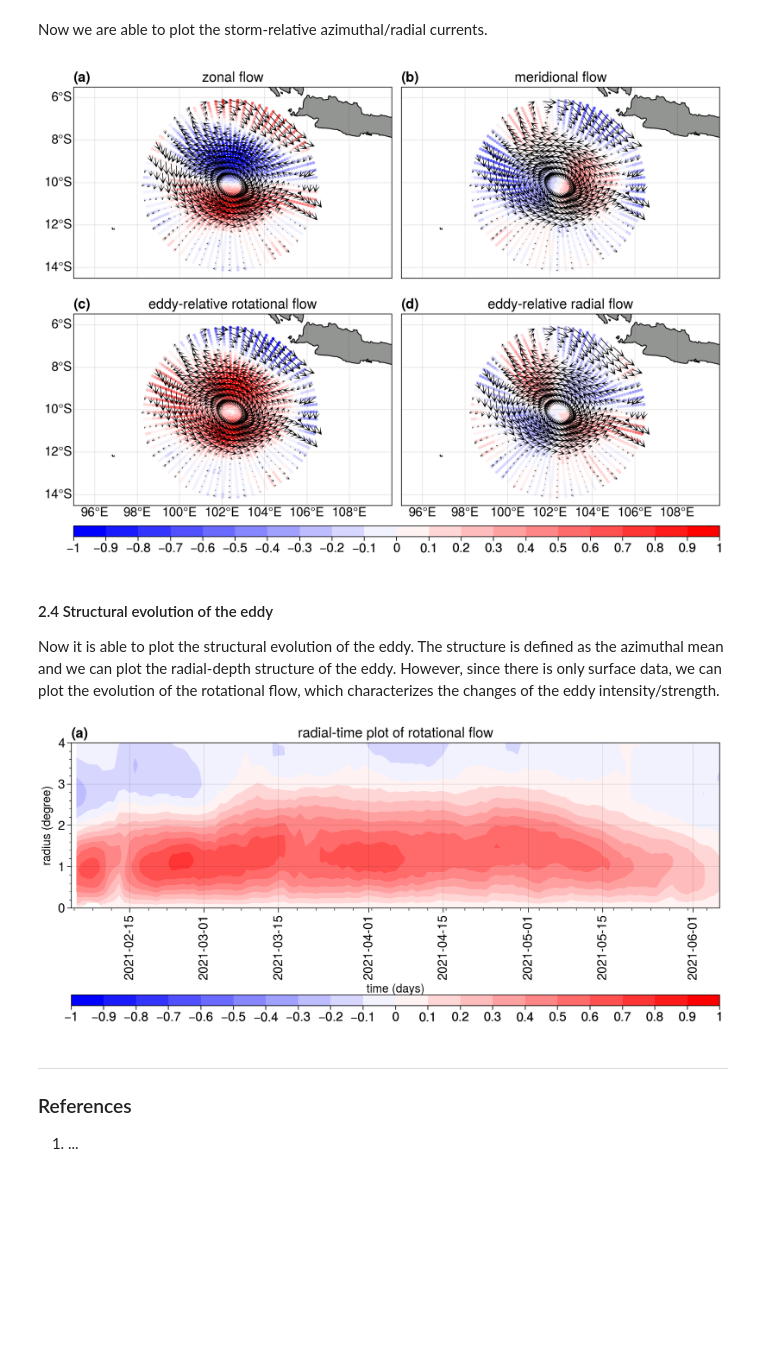
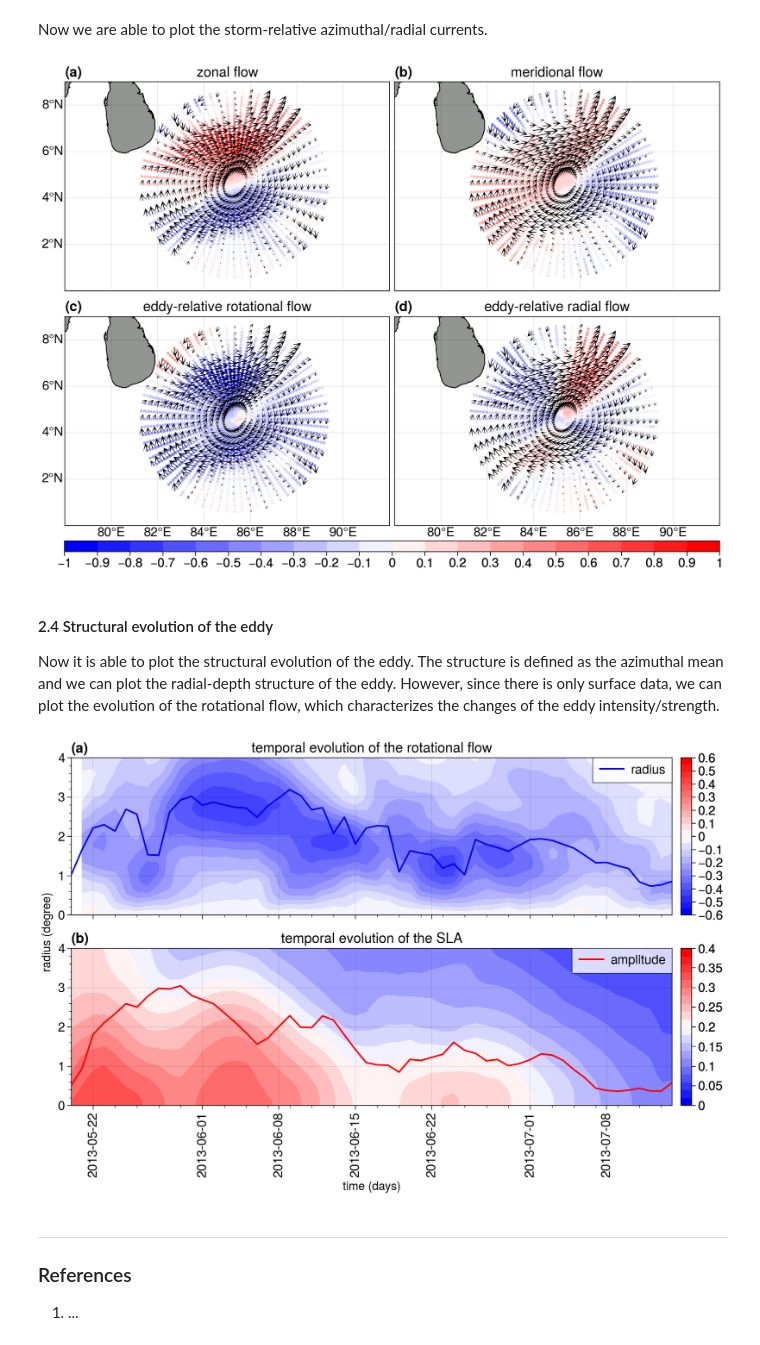
Before and after one commit to miniufo/xvortices, a Jupyter notebook: notebooks/2.EddyExample.ipynb, the cells around one changed output. Drawn from its saved outputs; the diff is of its cells as text; code cells hidden in the pictures; blank space fills up the shorter version.

```diff
--- a/notebooks/2.EddyExample.ipynb
+++ b/notebooks/2.EddyExample.ipynb
@@ -32,12 +23,12 @@ import sys
 sys.path.append('../../')
 
 # load eddy data using pandas
-eddy = pd.read_csv('D:/SETIO2021.txt', sep='\s+', index_col='time', parse_dates=True)
+eddy = pd.read_csv('D:/NIO2013.txt', sep='\s+', index_col='time', parse_dates=True)
 
 # load gridded SSH and flow data
-dset = xr.open_dataset('D:/dataset-duacs-nrt-global-merged-allsat-phy-l4_SETIO_Eddy.nc')
+dset = xr.open_dataset('D:/dataset-duacs-nrt-global-merged-allsat-phy-l4_NIO_Eddy_2013.nc')
 
-print(eddy)
+print(eddy[:10])
 print('---------------------------------\n')
 print(dset)
 # %% [output]
@@ -142,10 +133,10 @@ uaz_r, vra_r = project_to_cylind(u_r, v_r, etas)
 Now we are able to plot the storm-relative azimuthal/radial currents.
 # %%
 # plot flow components
-fig, axes = pplt.subplots(nrows=2, ncols=2, figsize=(9, 6.5), sharex=3, sharey=3,
+fig, axes = pplt.subplots(nrows=2, ncols=2, figsize=(9, 6.7), sharex=3, sharey=3,
                           proj=[pplt.Proj('cyl', lon_0=180), pplt.Proj('cyl', lon_0=180),
                                 pplt.Proj('cyl', lon_0=180), pplt.Proj('cyl', lon_0=180)])
-tlev = 60
+tlev = 22
 ax = axes[0,0]
 ax.scatter(lons[tlev].data.flatten(), lats[tlev].data.flatten(), s=5, c=ugos[tlev].data.ravel(),
            cmap='bwr', levels=np.linspace(-1, 1, 21))
@@ -185,27 +176,39 @@ ax.format(lonlabels='b', latlabels=False)
 fig.colorbar(m, loc='b', length=1, cols=(1,2), ticks=0.1, width=0.14, pad=0.0, title='')
 
 axes.format(abc='(a)', land=True, landcolor='gray', borders=True, coast=True, lonlines=2, latlines=2,
-            coastcolor='k', latlim=[-14.5, -5.5], lonlim=[95, 110])
+            coastcolor='k', latlim=[0, 9], lonlim=[78, 92])
 # %% [output]
-[figure, old version]
+[figure, new version]
 # %% [markdown]
 #### 2.4 Structural evolution of the eddy
 Now it is able to plot the structural evolution of the eddy.  The structure is defined as the azimuthal mean and we can plot the radial-depth structure of the eddy.  However, since there is only surface data, we can plot the evolution of the rotational flow, which characterizes the changes of the eddy intensity/strength.
 # %%
 # azimuthal mean
 uaz_rm = uaz_r.mean('azim')
+sla_rm = sla.mean('azim')
 
-fig, axes = pplt.subplots(nrows=1, ncols=1, figsize=(9, 4))
+fig, axes = pplt.subplots(nrows=2, ncols=1, figsize=(9, 6))
 ax = axes[0]
-m=ax.contourf(uaz_rm.T, cmap='bwr', levels=np.linspace(-1, 1, 21))
+m=ax.contourf(uaz_rm.T, cmap='bwr', levels=np.linspace(-0.6, 0.6, 25))
+l2=ax.plot(eddy.index, eddy.rad/1e5, c='b', label='radius')
 ax.set_title('temporal evolution of the rotational flow', fontsize=fontsize)
+ax.legend(l2, loc='ur')
 ax.set_xlabel('time (days)', fontsize=fontsize-2)
 ax.set_ylabel('radius (degree)', fontsize=fontsize-2)
-ax.colorbar(m, loc='b', length=1, ticks=0.1, width=0.14, pad=0.0, title='')
+ax.colorbar(m, loc='r', length=1, ticks=0.1, width=0.14, pad=0.0, title='')
+
+ax = axes[1]
+m=ax.contourf(sla_rm.T, cmap='bwr', levels=np.linspace(0, 0.4, 21))
+l1=ax.plot(eddy.index, eddy.amp/3, c='r', label='amplitude')
+ax.set_title('temporal evolution of the SLA', fontsize=fontsize)
+ax.legend(l1, loc='ur')
+ax.set_xlabel('time (days)', fontsize=fontsize-2)
+ax.set_ylabel('radius (degree)', fontsize=fontsize-2)
+ax.colorbar(m, loc='r', length=1, ticks=0.05, width=0.14, pad=0.9, title='')
 
 axes.format(abc='(a)')
 # %% [output]
-[figure, old version]
+[figure, new version]
 # %% [markdown]
 ---
 ### References
```
Also changed, not shown: parts of 3 cells of this notebook.
